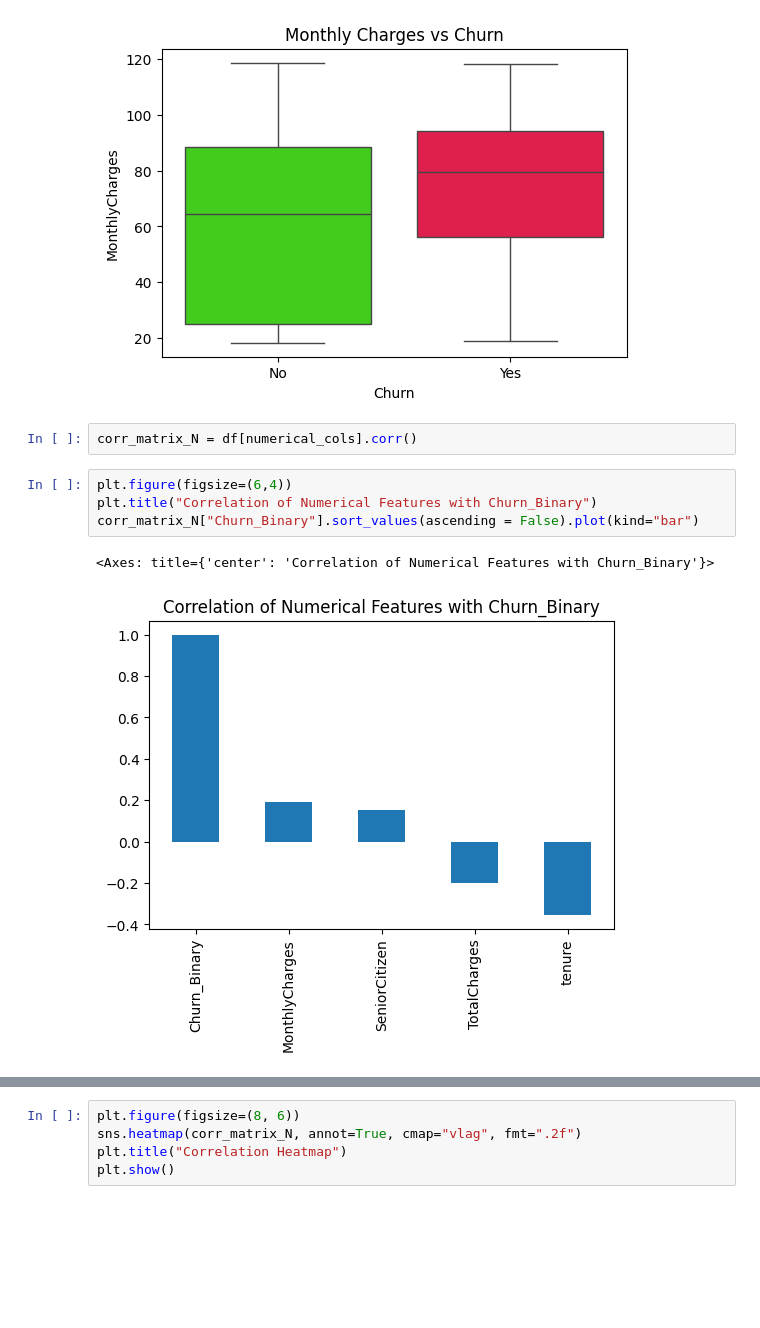
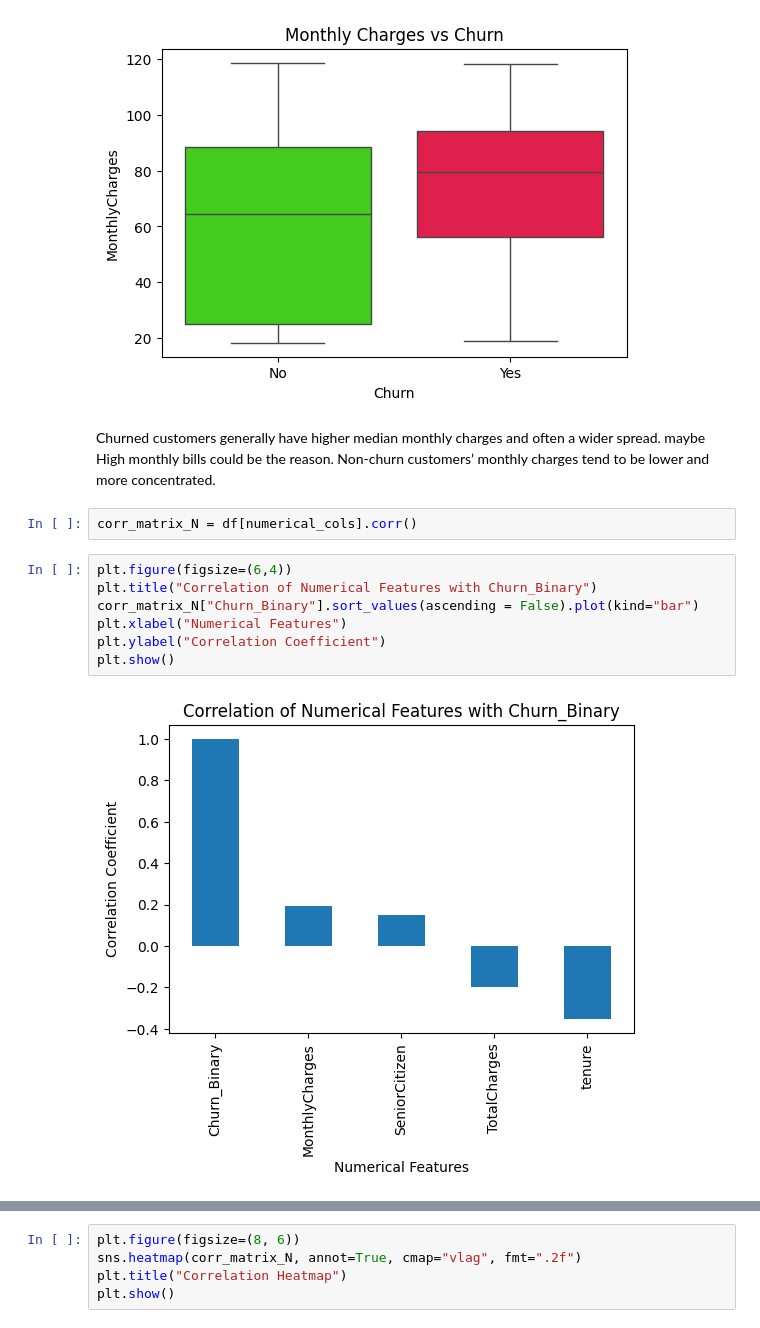
Before and after one commit to NisithaNimsara/Customer_Churn_Prediction-, a Jupyter notebook: EDA.ipynb, the cells around one changed output, grey strips where cells are left out. Saved outputs shown, nothing was run; the diff lists cells and outputs as text; blank space fills up the shorter version.

```diff
--- a/EDA.ipynb
+++ b/EDA.ipynb
@@ -316,12 +316,17 @@ plt.title('Monthly Charges vs Churn')
 plt.show()
 # %% [output]
 [figure]
+# %% [markdown]
+Churned customers generally have higher median monthly charges and often a wider spread. maybe High monthly bills could be the reason.
+Non-churn customers’ monthly charges tend to be lower and more concentrated.
 # %%
 corr_matrix_N = df[numerical_cols].corr()
 # %%
 plt.figure(figsize=(6,4))
 plt.title("Correlation of Numerical Features with Churn_Binary")
 corr_matrix_N["Churn_Binary"].sort_values(ascending = False).plot(kind="bar")
+plt.xlabel("Numerical Features")
+plt.ylabel("Correlation Coefficient")
+plt.show()
 # %% [output]
-<Axes: title={'center': 'Correlation of Numerical Features with Churn_Binary'}>
-[figure, old version]
+[figure, new version]
```
Also changed, not shown: parts of 7 cells of this notebook.
